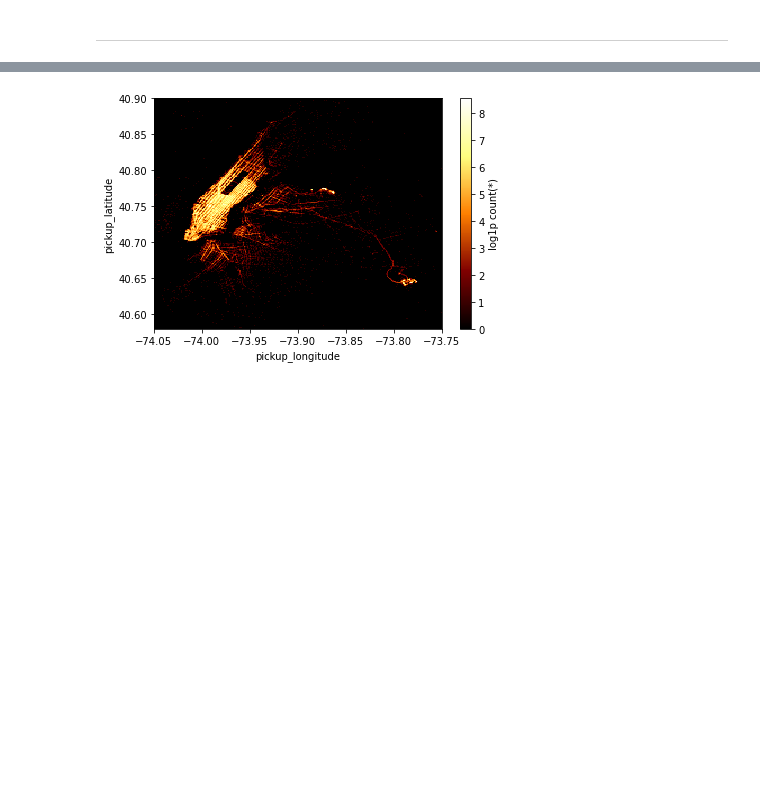
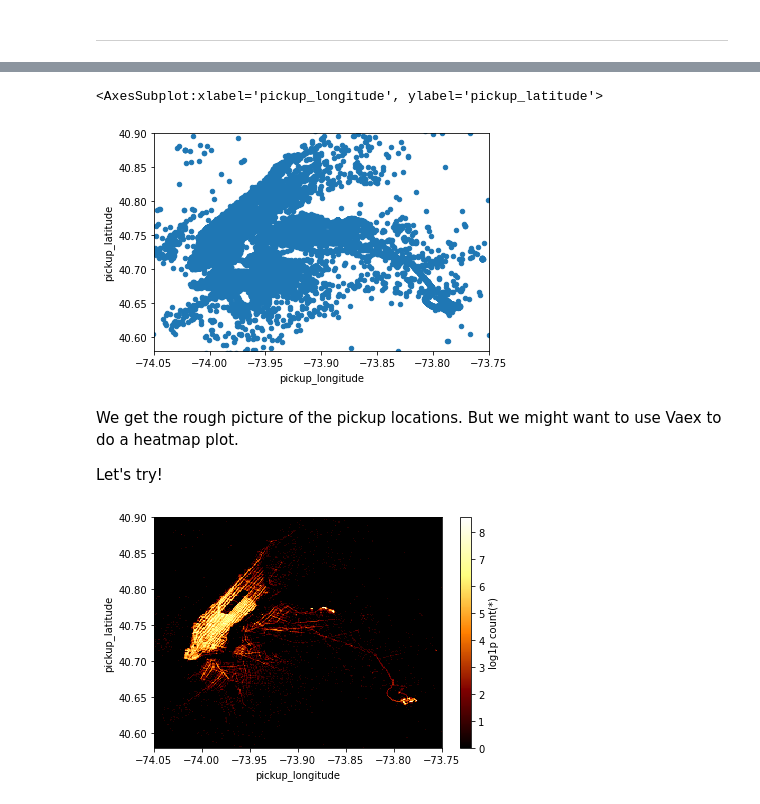
Before and after one commit to AlenkaF/vaex-df-api-implementation, a Jupyter notebook: blog-post-and-example_notebook/Example_Notebook-Vaex_implementation.ipynb, the cells around one changed output, grey strips where cells are left out. Saved outputs shown, nothing was run; the diff lists cells and outputs as text; code cells hidden in the pictures; blank space fills up the shorter version.

```diff
--- a/blog-post-and-example_notebook/Example_Notebook-Vaex_implementation.ipynb
+++ b/blog-post-and-example_notebook/Example_Notebook-Vaex_implementation.ipynb
@@ -294,0 +308,10 @@ pandas_taxi
+# %%
+# making the most simple scatter plot with limiting tha locations to and close around New York City
+pandas_taxi.plot.scatter(x="pickup_longitude", y="pickup_latitude", xlim=[-74.05, -73.75], ylim=[40.58, 40.90])
+# %% [output]
+<AxesSubplot:xlabel='pickup_longitude', ylabel='pickup_latitude'>
+[figure, added]
+# %% [markdown]
+We get the rough picture of the pickup locations. But we might want to use Vaex to do a heatmap plot.
+
+Let's try!
```
Also changed, not shown: parts of 13 cells of this notebook.
